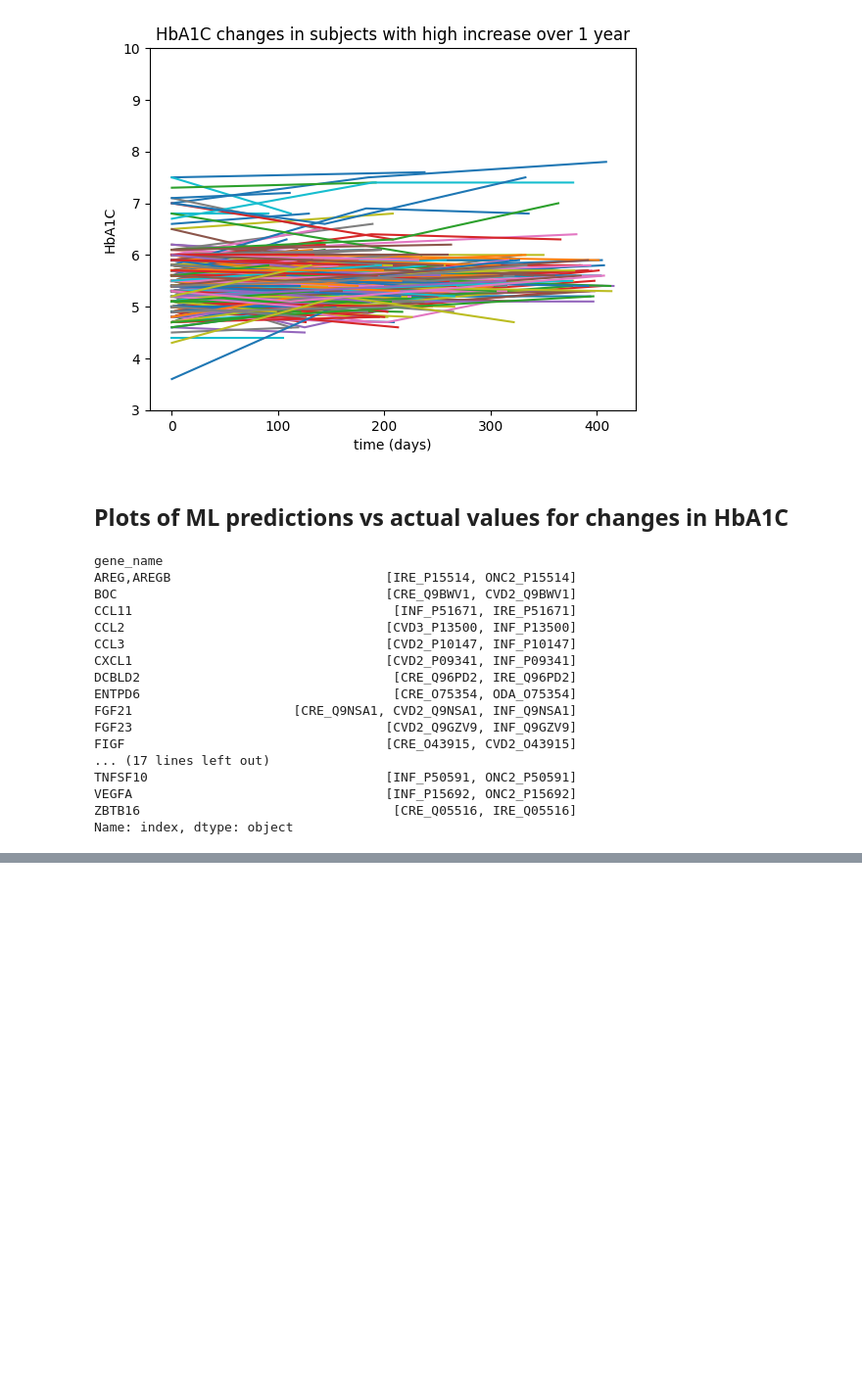
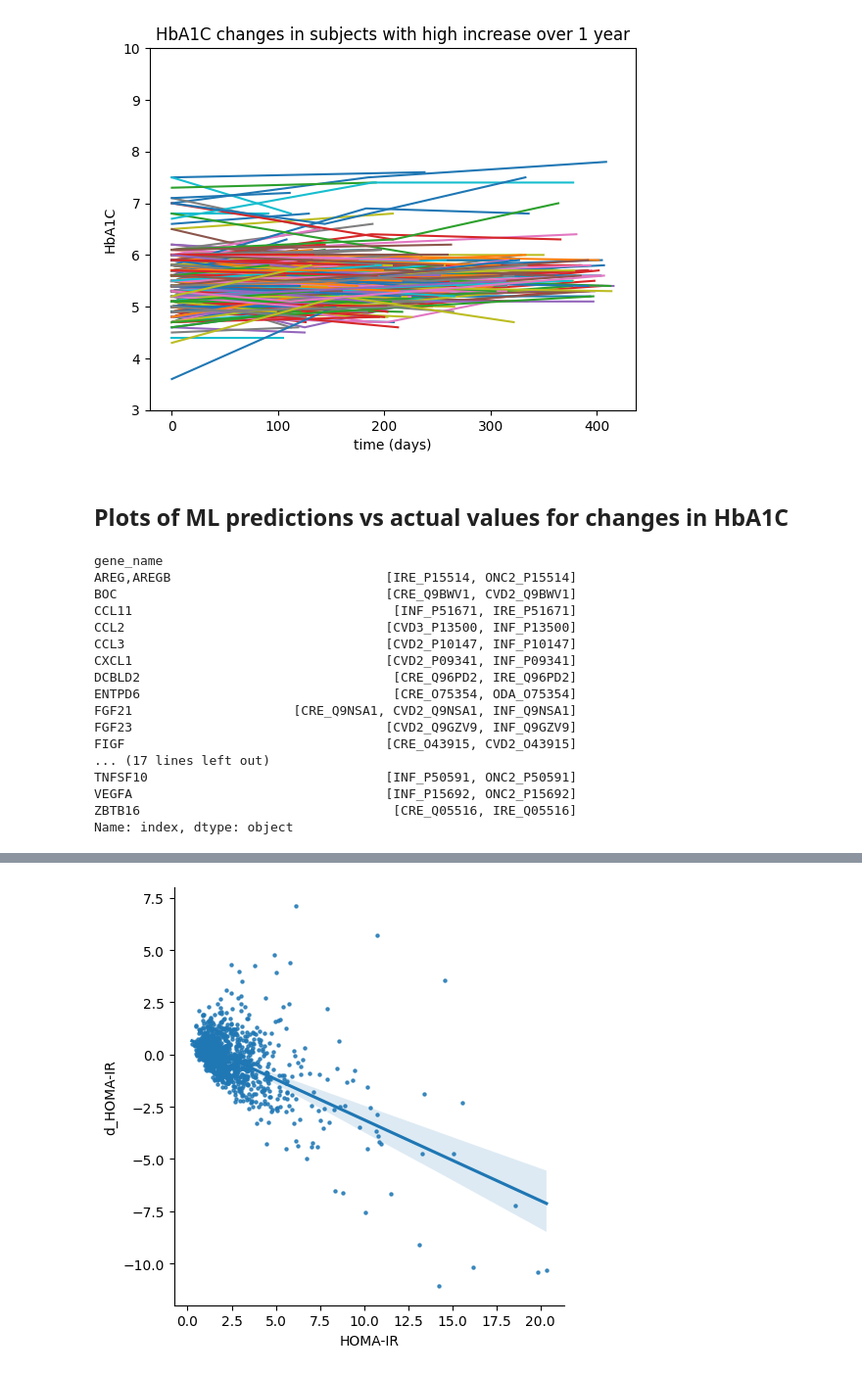
Before and after one commit to IlyaLab/t2d-dt-modeling, a Jupyter notebook: 7_data_description.ipynb, the cells around one changed output, grey strips where cells are left out. Shown at 98% size. Drawn from its saved outputs; the diff is of its cells as text; code cells hidden in the pictures; blank space fills up the shorter version.

```diff
--- a/7_data_description.ipynb
+++ b/7_data_description.ipynb
@@ -220,0 +277,5 @@ plt.grid()
+# %%
+sns.lmplot(combined_table, x='HOMA-IR', y='d_HOMA-IR', scatter_kws={"s": 5})
+plt.savefig('homa_ir_changes_vs_baseline.png', dpi=300)
+# %% [output]
+[figure, added]
```
Also changed, not shown: parts of 46 cells of this notebook, 1 other file.
